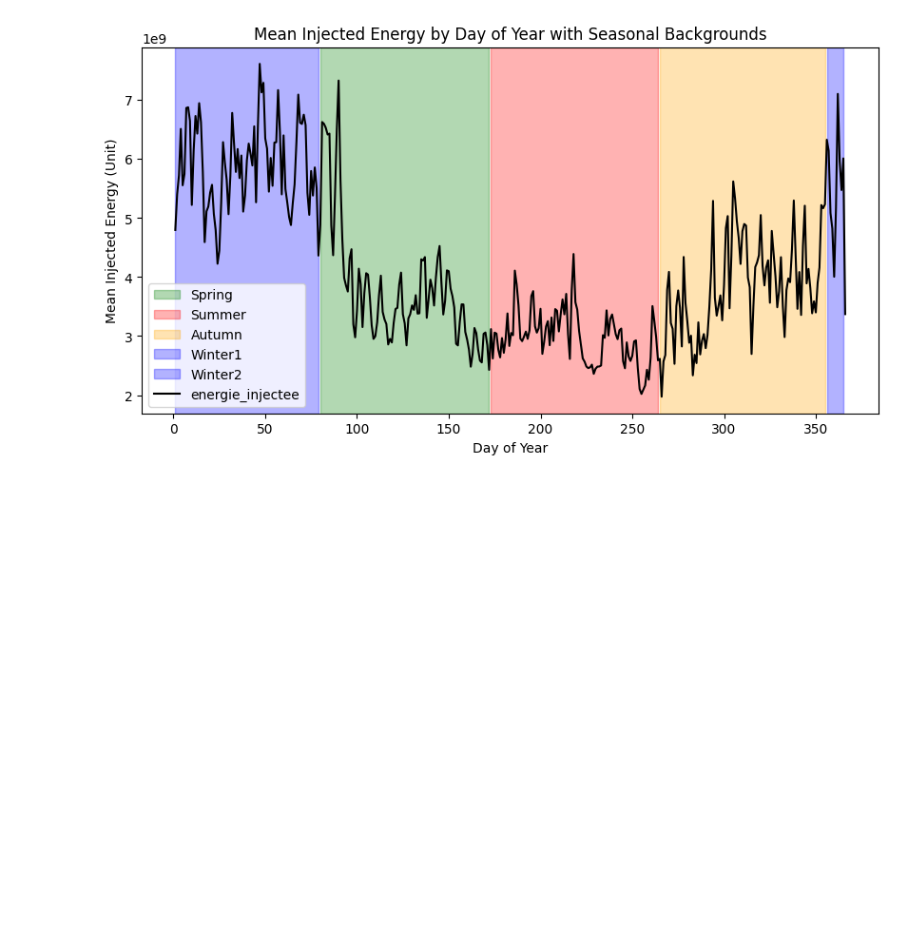
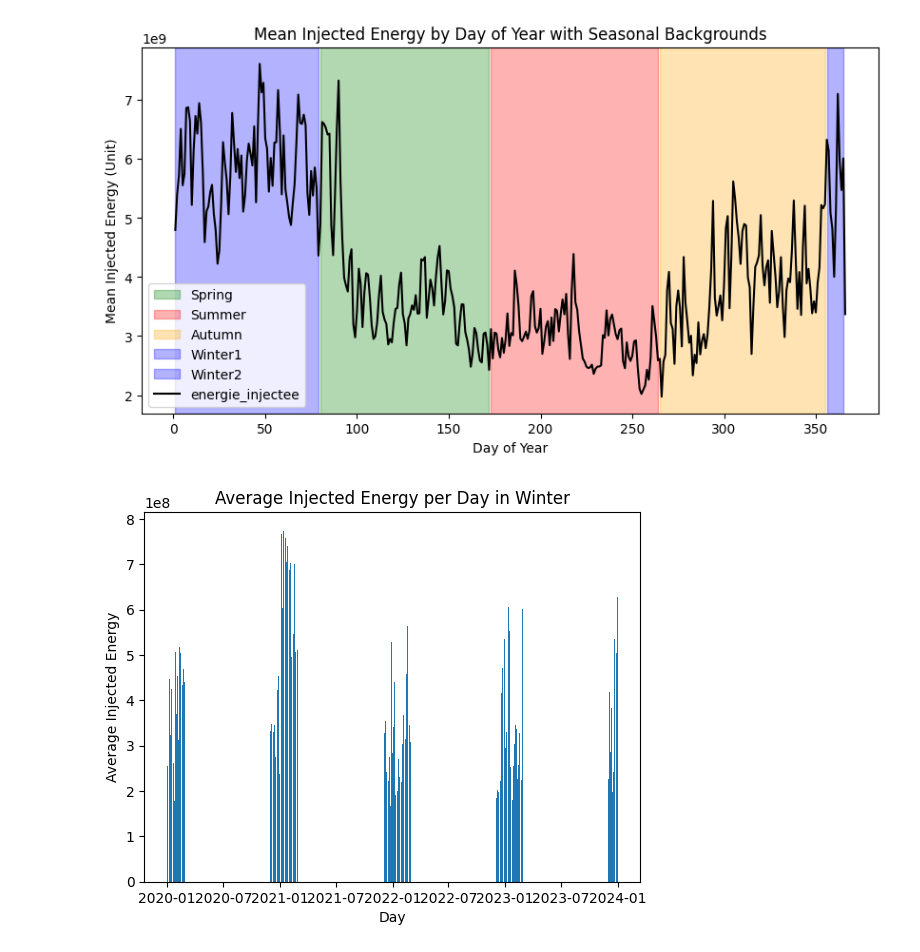
Before and after one commit to klheb/open-data-university, a Jupyter notebook: Untitled1.ipynb, the cells around one changed output. Cells and saved outputs as stored; diff of their text form; code cells hidden in the pictures; blank space fills up the shorter version.

Commit message:
add visualization of mean and max values of each winters

```diff
--- a/Untitled1.ipynb
+++ b/Untitled1.ipynb
@@ -127,3 +127,15 @@ cleanProdData['date'] = pd.to_datetime(cleanProdData['horodate'])
 cleanProdData = cleanProdData.drop(columns=['horodate'])
 cleanProdData['day'] = cleanProdData['date'].dt.date
 cleanProdData['time'] = cleanProdData['date'].dt.time
+# %%
+# visualize difference between winter data over the years
+winterData = cleanProdData[(cleanProdData['date'].dt.month == 1) | (cleanProdData['date'].dt.month == 2) | (cleanProdData['date'].dt.month == 12)]
+winterData = winterData.groupby(['day'])['energie_injectee'].mean()
+
+plt.bar(winterData.index, winterData)
+plt.xlabel('Day')
+plt.ylabel('Average Injected Energy')
+plt.title('Average Injected Energy per Day in Winter')
+plt.show()
+# %% [output]
+[figure, added]
```
Also changed, not shown: parts of 2 cells of this notebook.
